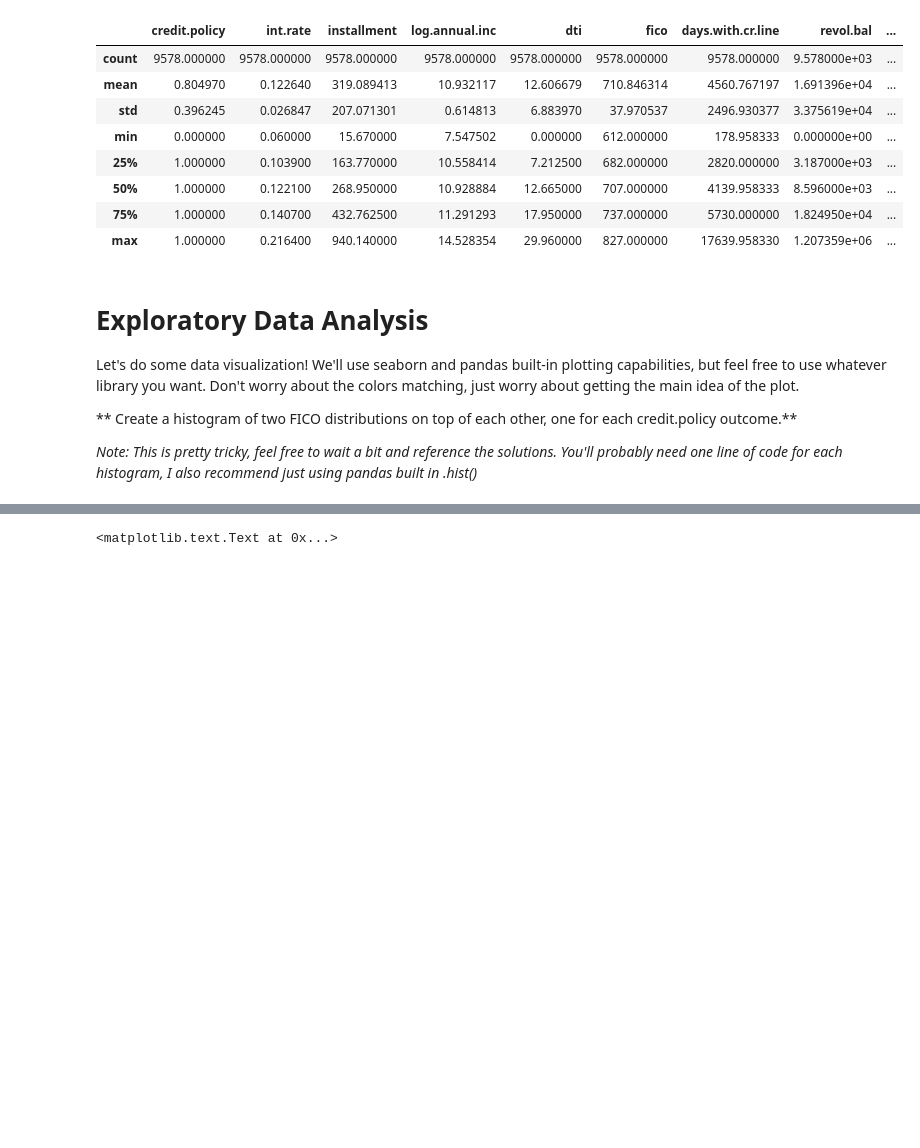
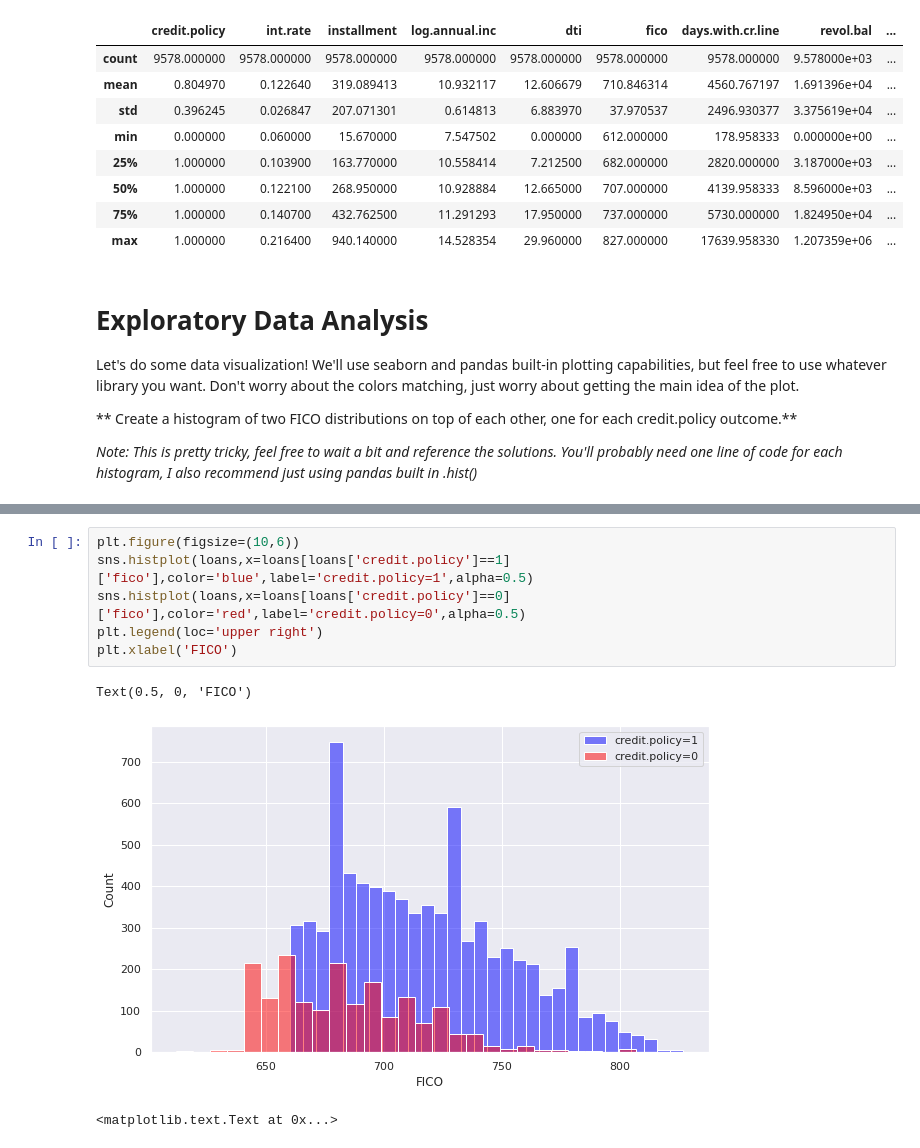
Before and after one commit to tajrink/summer_microcredential, a Jupyter notebook: Copy_of_Decision_Trees_and_Random_Forest_Project.ipynb, the cells around one changed output, grey strips where cells are left out. Drawn from its saved outputs; the diff is of its cells as text; blank space fills up the shorter version.

```diff
--- a/Copy_of_Decision_Trees_and_Random_Forest_Project.ipynb
+++ b/Copy_of_Decision_Trees_and_Random_Forest_Project.ipynb
@@ -93,3 +102,12 @@ Let's do some data visualization! We'll use seaborn and pandas built-in plotting
+# %%
+plt.figure(figsize=(10,6))
+sns.histplot(loans,x=loans[loans['credit.policy']==1]['fico'],color='blue',label='credit.policy=1',alpha=0.5)
+sns.histplot(loans,x=loans[loans['credit.policy']==0]['fico'],color='red',label='credit.policy=0',alpha=0.5)
+plt.legend(loc='upper right')
+plt.xlabel('FICO')
+# %% [output]
+Text(0.5, 0, 'FICO')
+[figure, added]
 # %%
 # %% [output]
 <matplotlib.text.Text at 0x...>
```
Also changed, not shown: parts of 5 cells of this notebook.
